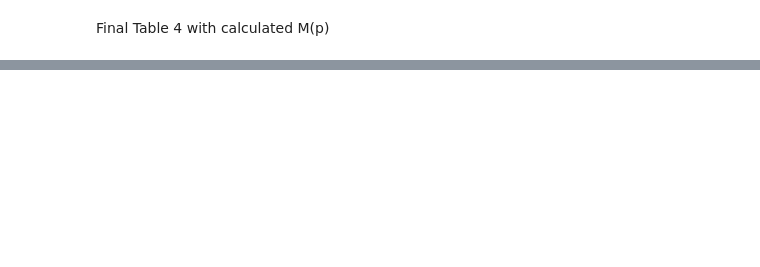
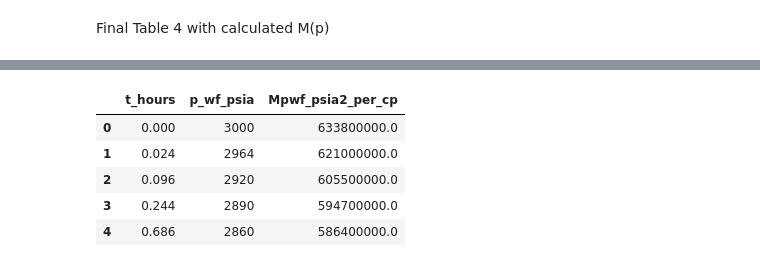
Before and after one commit to oudanny/well_testing, a Jupyter notebook: HW6_GasWellTesting.ipynb, the cells around one changed output, grey strips where cells are left out. Saved outputs shown, nothing was run; the diff lists cells and outputs as text; code cells hidden in the pictures; blank space fills up the shorter version.

```diff
--- a/HW6_GasWellTesting.ipynb
+++ b/HW6_GasWellTesting.ipynb
@@ -519,0 +525,38 @@ Table4.head(21)
+# %%
+Pi = 3000 # psia
+phi = 0.19
+Swi = 0.211
+Vw = 286 # ft^3
+h = 10 # ft
+T_f = 200 # F
+Rw = 0.365 # ft
+mui = 0.01911 # cp
+qg = 1000 # Mscf/d
+gamma_g = 0.7
+Cti = 0.235E-3 # psi^-1
+drainage_area = 640 # acres
+
+table5 = pd.DataFrame({
+    "t_hours": [
+        0, 0.024, 0.096, 0.244, 0.686, 2.015, 6.00, 17.96,
+        53.82, 161.0, 281.0, 401.0, 521, 641, 761, 881
+    ],
+    "p_wf_psia": [
+        3000, 2964, 2920, 2890, 2860, 2848, 2833, 2817,
+        2802, 2786, 2777, 2771, 2766, 2763, 2760, 2757
+    ],
+    "Mpwf_psia2_per_cp": [
+        6.338e8, 6.210e8, 6.055e8, 5.947e8, 5.864e8, 5.801e8,
+        5.747e8, 5.693e8, 5.640e8, 5.585e8, 5.553e8, 5.532e8,
+        5.517e8, 5.505e8, 5.494e8, 5.485e8
+    ]
+})
+
+table5.head()
+# %% [output]
+|  | t_hours | p_wf_psia | Mpwf_psia2_per_cp |
+| 0 | 0.000 | 3000 | 633800000.0 |
+| 1 | 0.024 | 2964 | 621000000.0 |
+| 2 | 0.096 | 2920 | 605500000.0 |
+| 3 | 0.244 | 2890 | 594700000.0 |
+| 4 | 0.686 | 2860 | 586400000.0 |
```
Also changed, not shown: parts of 4 cells of this notebook.
